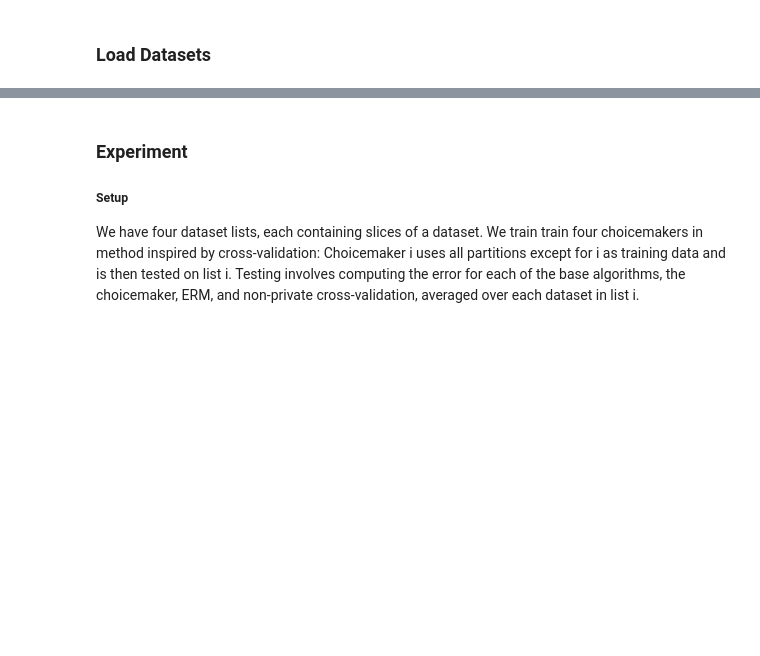
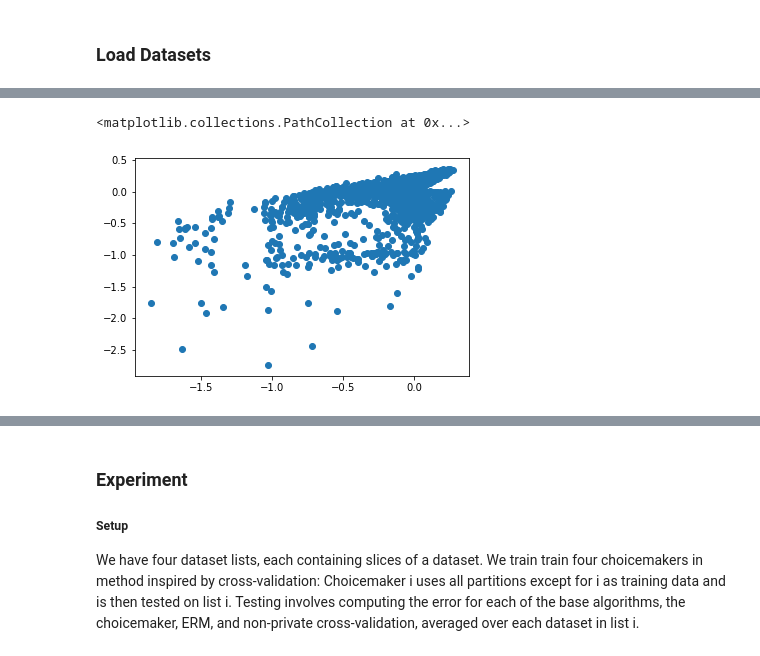
Before and after one commit to jimola/S18_Research, a Jupyter notebook: Python/LogRegChoice.ipynb, the cells around one changed output, grey strips where cells are left out. Drawn from its saved outputs; the diff is of its cells as text; code cells hidden in the pictures; blank space fills up the shorter version.

```diff
--- a/Python/LogRegChoice.ipynb
+++ b/Python/LogRegChoice.ipynb
@@ -105,16 +56,0 @@ def split_db(db, prng=None):
-# %%
-directory = 'log_regression_data/'
-if rerun_gen_training_data:
-    adult_data = list(split_db(adult, prng))
-    default_data = list(split_db(default, prng))
-    lending_data = list(split_db(lending, prng))
-    magic_data = list(split_db(magic, prng))
-    pickle.dump(adult_data, open(directory + 'adult_slices.pkl', 'wb'))
-    pickle.dump(default_data, open(directory + 'default_slices.pkl', 'wb'))
-    pickle.dump(lending_data, open(directory + 'lending_slices.pkl', 'wb'))
-    pickle.dump(magic_data, open(directory + 'magic_slices.pkl', 'wb'))
-else:
-    adult_data = pickle.load(open(directory + 'adult_slices.pkl', 'rb'))
-    default_data = pickle.load(open(directory + 'default_slices.pkl', 'rb'))
-    lending_data = pickle.load(open(directory + 'lending_slices.pkl', 'rb'))
-    magic_data = pickle.load(open(directory + 'magic_slices.pkl', 'rb'))
@@ -205,0 +91,13 @@ plt.imshow( np.maximum( magic_perfs, 0), cmap='Greys')
+# %%
+prng = np.random.RandomState(12345)
+eps_vals = [1.0, 3.0, 5.0, 7.0, 10.0]
+col_vals = np.arange(2, 20, 3)
+row_vals = [100, 180, 300, 600, 1000, 2000, 4000]
+ratios = [0.15, 0.3, 0.5, 0.7, 0.85]
+num_reps = 2
+C_list = [1e-4, 1e-3, 1e-2, 1e-1, 1, 1e1, 1e2, 1e3, 1e4]
+alg_list = lambda: dict([(str(x), DPAlg(C=x)) for x in C_list])
+
+"""Simpler function call for gen_tset_size_range"""
+def split_db(db, prng=None):
+    return gen_tset_size_range(eps_vals, col_vals, row_vals, ratios, num_reps, db, prng)
@@ -205,0 +144,2 @@ plt.imshow( np.maximum( magic_perfs, 0), cmap='Greys')
+# %%
+acm = DTChoice(adult_data, DBMetafeatures(), alg_list(), verbose=20)
@@ -205,0 +190,2 @@ plt.imshow( np.maximum( magic_perfs, 0), cmap='Greys')
+# %%
+R = acm.regrets.copy()
@@ -205,0 +205,5 @@ plt.imshow( np.maximum( magic_perfs, 0), cmap='Greys')
+# %%
+plt.scatter(R.loc[:, '0.1'], R.loc[:, '1'])
+# %% [output]
+<matplotlib.collections.PathCollection at 0x...>
+[figure, added]
```
Also changed, not shown: parts of 34 cells of this notebook, 4 other files.
